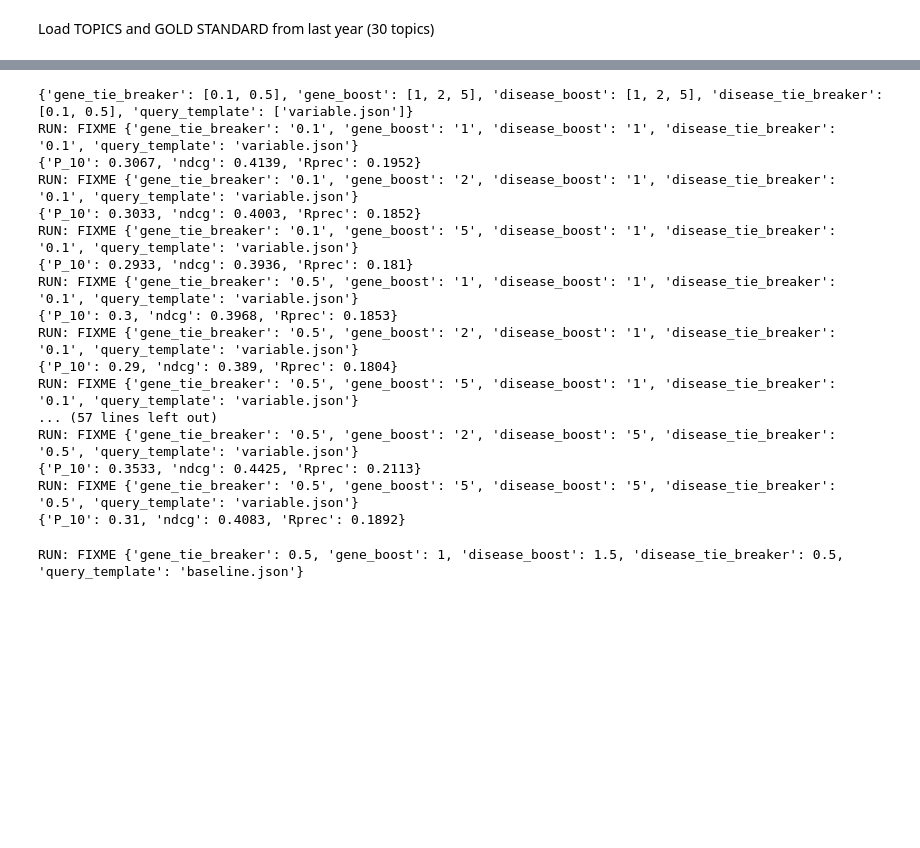
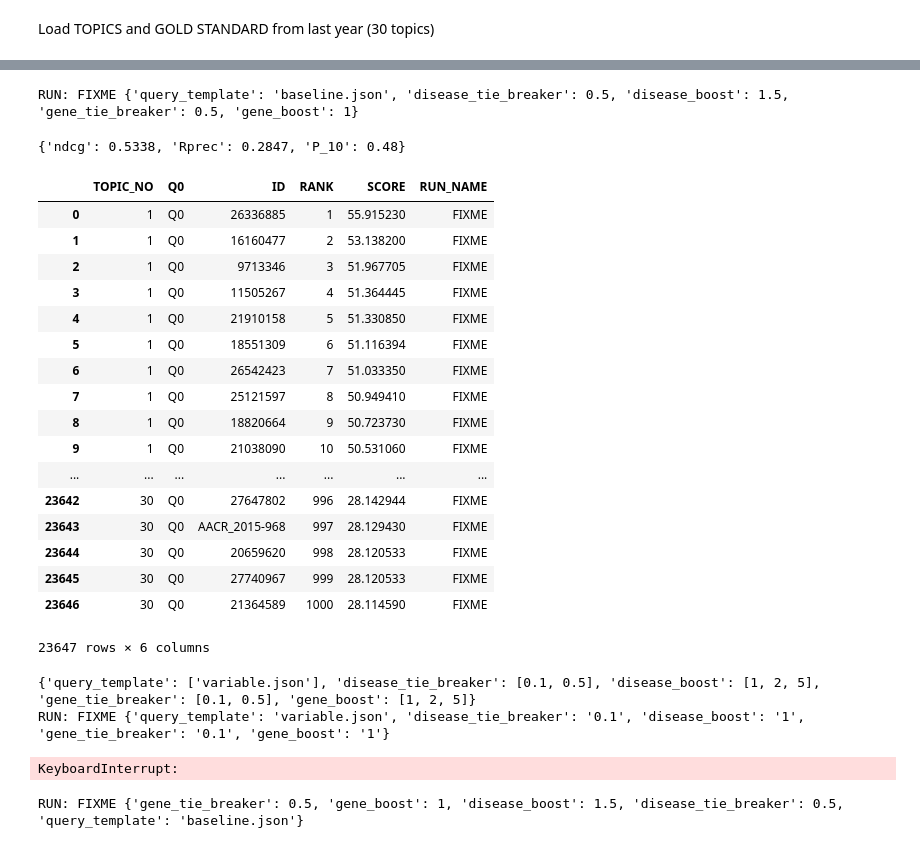
Before and after one commit to plopezgarcia/trec-2018-precision-medicine, a Jupyter notebook: python/notebook.ipynb, the cells around one changed output, grey strips where cells are left out. Drawn from its saved outputs; the diff is of its cells as text; code cells hidden in the pictures; blank space fills up the shorter version.

```diff
--- a/python/notebook.ipynb
+++ b/python/notebook.ipynb
@@ -20,2 +38,6 @@ topics_df = eval.get_topics('./topics/topics2017.xml')
 # %%
 qrels = eval.get_qrels('./gold-standard/sorted.abstracts.2017.qrels')
+# %%
+run_df = eval.run(topics_df)
+# %% [output]
+RUN: FIXME {'query_template': 'baseline.json', 'disease_tie_breaker': 0.5, 'disease_boost': 1.5, 'gene_tie_breaker': 0.5, 'gene_boost': 1}
@@ -22,23 +46,34 @@ qrels = eval.get_qrels('./gold-standard/sorted.abstracts.2017.qrels')
+# %%
+aggregated
+# %% [output]
+{'ndcg': 0.5338, 'Rprec': 0.2847, 'P_10': 0.48}
+# %%
+run_df
+# %% [output]
+|  | TOPIC_NO | Q0 | ID | RANK | SCORE | RUN_NAME |
+| 0 | 1 | Q0 | 26336885 | 1 | 55.915230 | FIXME |
+| 1 | 1 | Q0 | 16160477 | 2 | 53.138200 | FIXME |
+| 2 | 1 | Q0 | 9713346 | 3 | 51.967705 | FIXME |
+| 3 | 1 | Q0 | 11505267 | 4 | 51.364445 | FIXME |
+| 4 | 1 | Q0 | 21910158 | 5 | 51.330850 | FIXME |
+| 5 | 1 | Q0 | 18551309 | 6 | 51.116394 | FIXME |
+| 6 | 1 | Q0 | 26542423 | 7 | 51.033350 | FIXME |
+| 7 | 1 | Q0 | 25121597 | 8 | 50.949410 | FIXME |
+| 8 | 1 | Q0 | 18820664 | 9 | 50.723730 | FIXME |
+| 9 | 1 | Q0 | 21038090 | 10 | 50.531060 | FIXME |
+| ... | ... | ... | ... | ... | ... | ... |
+| 23642 | 30 | Q0 | 27647802 | 996 | 28.142944 | FIXME |
+| 23643 | 30 | Q0 | AACR_2015-968 | 997 | 28.129430 | FIXME |
+| 23644 | 30 | Q0 | 20659620 | 998 | 28.120533 | FIXME |
+| 23645 | 30 | Q0 | 27740967 | 999 | 28.120533 | FIXME |
+| 23646 | 30 | Q0 | 21364589 | 1000 | 28.114590 | FIXME |
+23647 rows × 6 columns
 # %%
 eval.experiment(topics_df, qrels)
 # %% [output]
-{'gene_tie_breaker': [0.1, 0.5], 'gene_boost': [1, 2, 5], 'disease_boost': [1, 2, 5], 'disease_tie_breaker': [0.1, 0.5], 'query_template': ['variable.json']}
-RUN: FIXME {'gene_tie_breaker': '0.1', 'gene_boost': '1', 'disease_boost': '1', 'disease_tie_breaker': '0.1', 'query_template': 'variable.json'}
-{'P_10': 0.3067, 'ndcg': 0.4139, 'Rprec': 0.1952}
-RUN: FIXME {'gene_tie_breaker': '0.1', 'gene_boost': '2', 'disease_boost': '1', 'disease_tie_breaker': '0.1', 'query_template': 'variable.json'}
-{'P_10': 0.3033, 'ndcg': 0.4003, 'Rprec': 0.1852}
-RUN: FIXME {'gene_tie_breaker': '0.1', 'gene_boost': '5', 'disease_boost': '1', 'disease_tie_breaker': '0.1', 'query_template': 'variable.json'}
-{'P_10': 0.2933, 'ndcg': 0.3936, 'Rprec': 0.181}
-RUN: FIXME {'gene_tie_breaker': '0.5', 'gene_boost': '1', 'disease_boost': '1', 'disease_tie_breaker': '0.1', 'query_template': 'variable.json'}
-{'P_10': 0.3, 'ndcg': 0.3968, 'Rprec': 0.1853}
-RUN: FIXME {'gene_tie_breaker': '0.5', 'gene_boost': '2', 'disease_boost': '1', 'disease_tie_breaker': '0.1', 'query_template': 'variable.json'}
-{'P_10': 0.29, 'ndcg': 0.389, 'Rprec': 0.1804}
-RUN: FIXME {'gene_tie_breaker': '0.5', 'gene_boost': '5', 'disease_boost': '1', 'disease_tie_breaker': '0.1', 'query_template': 'variable.json'}
-... (57 lines left out)
-RUN: FIXME {'gene_tie_breaker': '0.5', 'gene_boost': '2', 'disease_boost': '5', 'disease_tie_breaker': '0.5', 'query_template': 'variable.json'}
-{'P_10': 0.3533, 'ndcg': 0.4425, 'Rprec': 0.2113}
-RUN: FIXME {'gene_tie_breaker': '0.5', 'gene_boost': '5', 'disease_boost': '5', 'disease_tie_breaker': '0.5', 'query_template': 'variable.json'}
-{'P_10': 0.31, 'ndcg': 0.4083, 'Rprec': 0.1892}
+{'query_template': ['variable.json'], 'disease_tie_breaker': [0.1, 0.5], 'disease_boost': [1, 2, 5], 'gene_tie_breaker': [0.1, 0.5], 'gene_boost': [1, 2, 5]}
+RUN: FIXME {'query_template': 'variable.json', 'disease_tie_breaker': '0.1', 'disease_boost': '1', 'gene_tie_breaker': '0.1', 'gene_boost': '1'}
+KeyboardInterrupt:
 # %%
 run_df = eval.run(topics_df)
 # %% [output]
```
Also changed, not shown: parts of 3 cells of this notebook, 2 other files.
